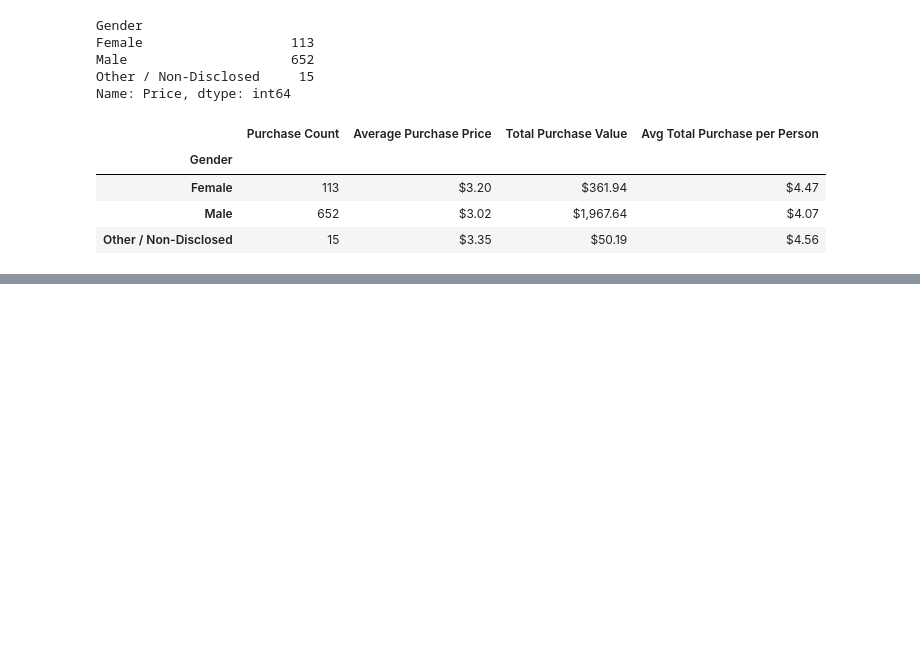
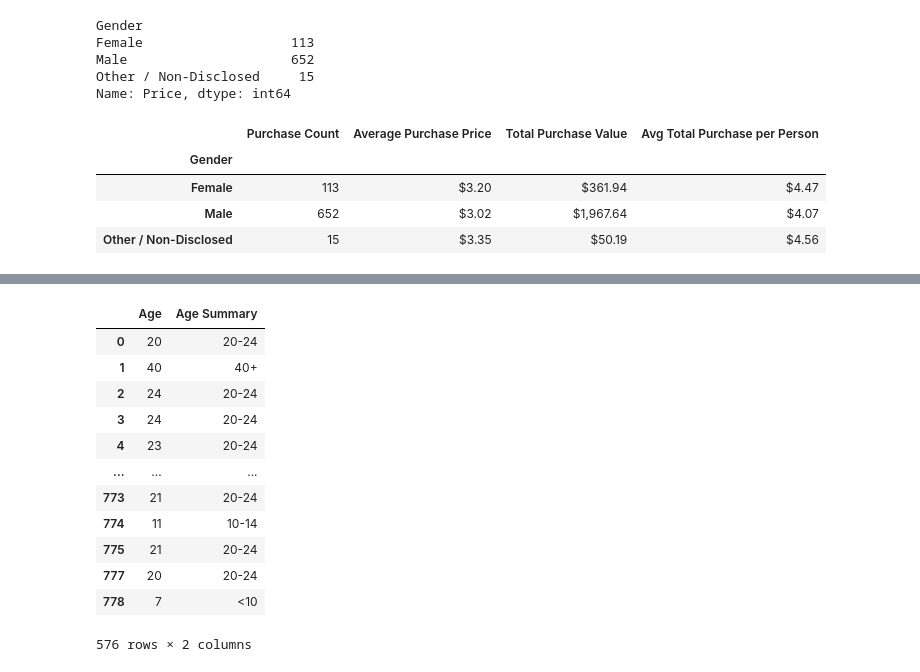
Before and after one commit to emmybsu/Pandas-Challenge, a Jupyter notebook: HeroesOfPymoli/Pandas Challenge.ipynb, the cells around one changed output, grey strips where cells are left out. Cells and saved outputs as stored; diff of their text form; code cells hidden in the pictures; blank space fills up the shorter version.

```diff
--- a/HeroesOfPymoli/Pandas Challenge.ipynb
+++ b/HeroesOfPymoli/Pandas Challenge.ipynb
@@ -295,0 +272,8 @@ NameError: name 'male_counts' is not defined
+# %%
+#Create the bins
+bins = [0, 9.9, 14.9, 19.9, 24.9, 29.9, 34.9, 39.9, 200 ]
+age_labels = ['<10', '10-14', '15-19', '20-24', '25-29', '30-34', '35-39', '40+']
+# %%
+# #drop duplicates
+unique_sn_df = purchase_data_df.drop_duplicates(subset='SN')['Age'].to_frame()
+unique_sn_df.head(780)
@@ -295,0 +294,18 @@ NameError: name 'male_counts' is not defined
+# %%
+#categorize existing players into bins
+unique_sn_df ['Age Summary'] = pd.cut(unique_sn_df['Age'], bins, labels=age_labels)
+unique_sn_df
+# %% [output]
+|  | Age | Age Summary |
+| 0 | 20 | 20-24 |
+| 1 | 40 | 40+ |
+| 2 | 24 | 20-24 |
+| 3 | 24 | 20-24 |
+| 4 | 23 | 20-24 |
+| ... | ... | ... |
+| 773 | 21 | 20-24 |
+| 774 | 11 | 10-14 |
+| 775 | 21 | 20-24 |
+| 777 | 20 | 20-24 |
+| 778 | 7 | <10 |
+576 rows × 2 columns
```
Also changed, not shown: parts of 17 cells of this notebook, 1 other file.
